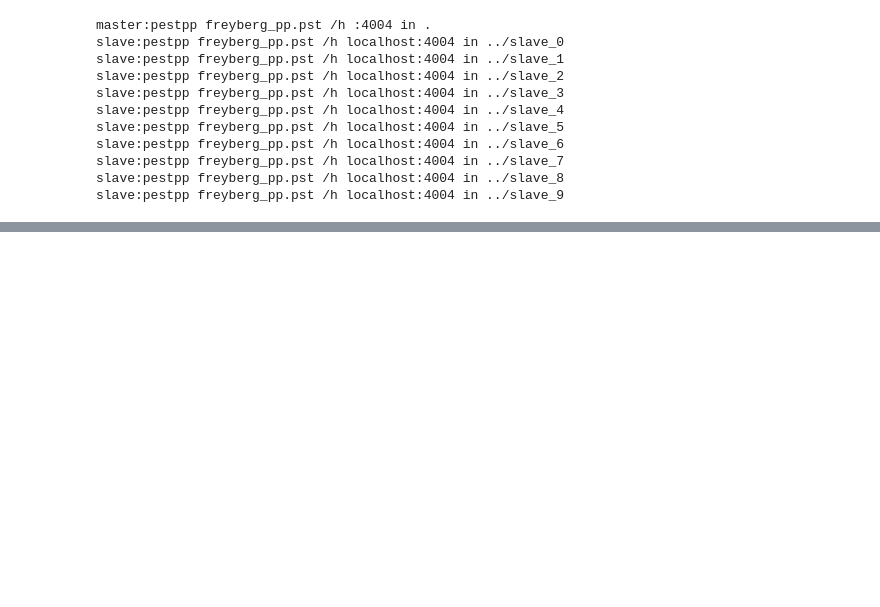
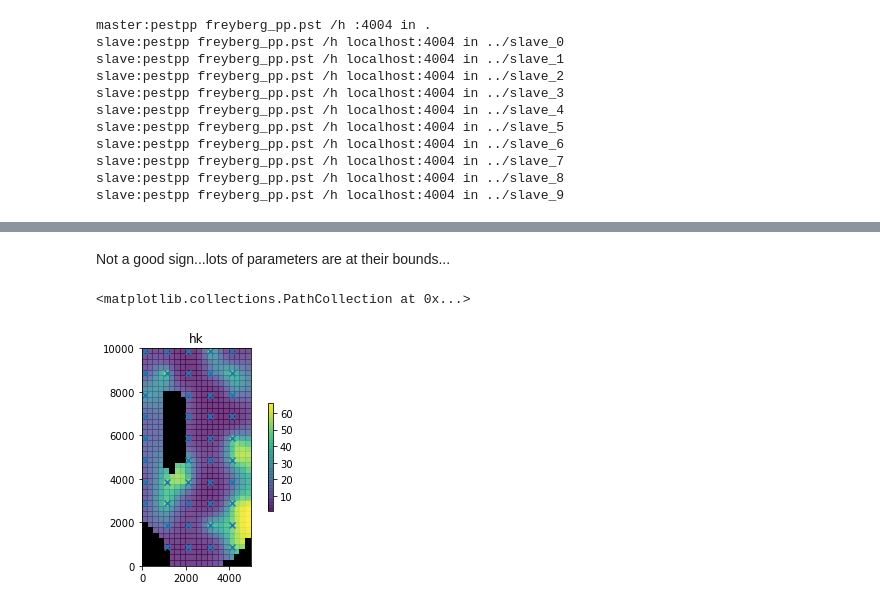
Before and after one commit to mnfienen/GW1876, a Jupyter notebook: activities/freyberg_pilot_points_2/freyberg_pilot_points_setup.ipynb, the cells around one changed output, grey strips where cells are left out. Drawn from its saved outputs; the diff is of its cells as text; code cells hidden in the pictures; blank space fills up the shorter version.

```diff
--- a/activities/freyberg_pilot_points_2/freyberg_pilot_points_setup.ipynb
+++ b/activities/freyberg_pilot_points_2/freyberg_pilot_points_setup.ipynb
@@ -135,0 +146,10 @@ slave:pestpp freyberg_pp.pst /h localhost:4004 in ../slave_9
+# %% [markdown]
+Not a good sign...lots of parameters are at their bounds...
+# %%
+df_pp = pyemu.gw_utils.pp_tpl_to_dataframe(os.path.join(working_dir,"hkpp.dat.tpl"))
+m = flopy.modflow.Modflow.load(fs.MODEL_NAM,model_ws=working_dir)
+ax = m.upw.hk[0].plot(colorbar=True,alpha=0.5)
+ax.scatter(df_pp.x,df_pp.y,marker='x')
+# %% [output]
+<matplotlib.collections.PathCollection at 0x...>
+[figure, added]
```
Also changed, not shown: parts of 18 cells of this notebook.
